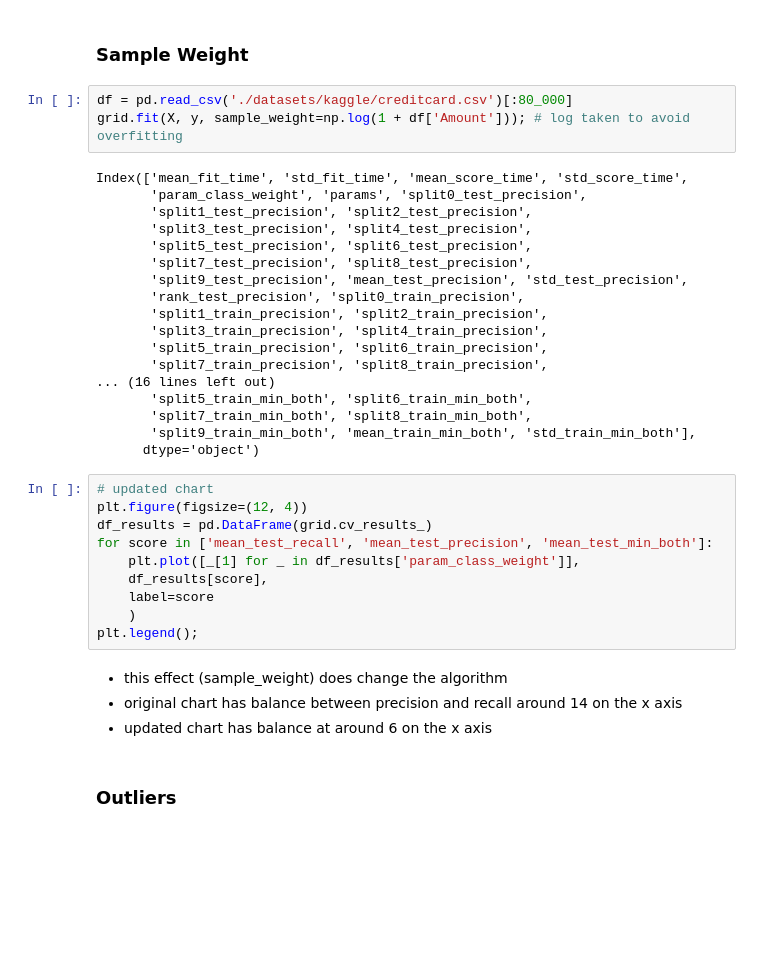
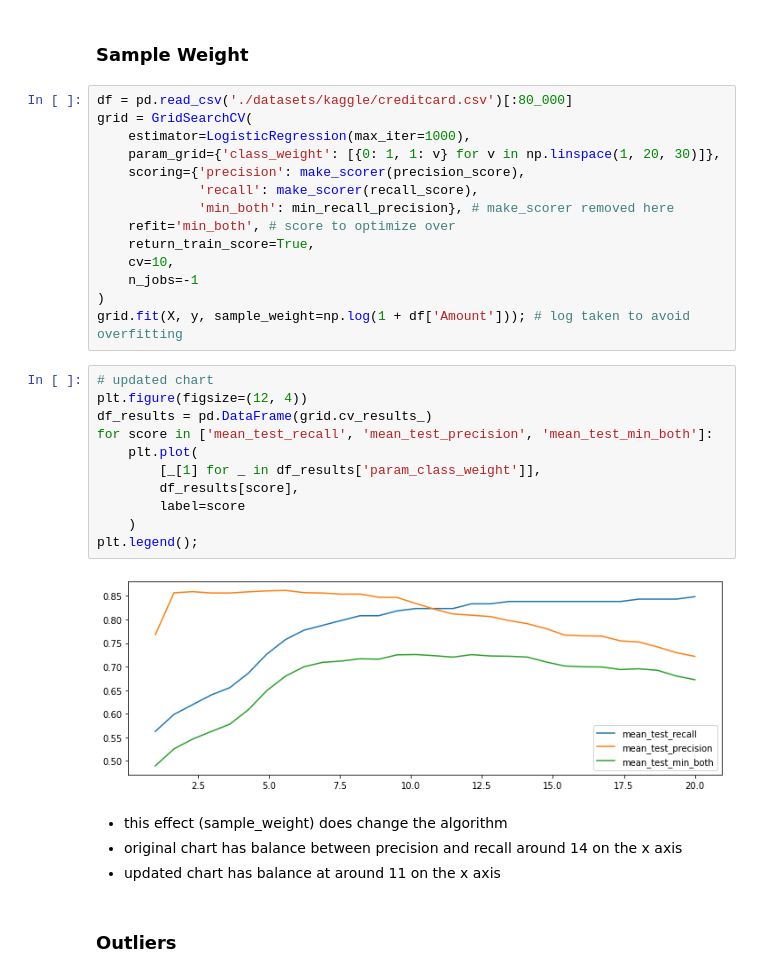
Before and after one commit to MiConnell/Learning-Notebooks, a Jupyter notebook: sklearn.ipynb, the cells around one changed output. Saved outputs shown, nothing was run; the diff lists cells and outputs as text; blank space fills up the shorter version.

```diff
--- a/sklearn.ipynb
+++ b/sklearn.ipynb
@@ -479,38 +479,34 @@ plt.legend();
 ### Sample Weight
 # %%
 df = pd.read_csv('./datasets/kaggle/creditcard.csv')[:80_000]
+grid = GridSearchCV(
+    estimator=LogisticRegression(max_iter=1000),
+    param_grid={'class_weight': [{0: 1, 1: v} for v in np.linspace(1, 20, 30)]},
+    scoring={'precision': make_scorer(precision_score),
+             'recall': make_scorer(recall_score),
+             'min_both': min_recall_precision}, # make_scorer removed here
+    refit='min_both', # score to optimize over
+    return_train_score=True,
+    cv=10,
+    n_jobs=-1
+)
 grid.fit(X, y, sample_weight=np.log(1 + df['Amount'])); # log taken to avoid overfitting
-# %% [output]
-Index(['mean_fit_time', 'std_fit_time', 'mean_score_time', 'std_score_time',
-       'param_class_weight', 'params', 'split0_test_precision',
-       'split1_test_precision', 'split2_test_precision',
-       'split3_test_precision', 'split4_test_precision',
-       'split5_test_precision', 'split6_test_precision',
-       'split7_test_precision', 'split8_test_precision',
-       'split9_test_precision', 'mean_test_precision', 'std_test_precision',
-       'rank_test_precision', 'split0_train_precision',
-       'split1_train_precision', 'split2_train_precision',
-       'split3_train_precision', 'split4_train_precision',
-       'split5_train_precision', 'split6_train_precision',
-       'split7_train_precision', 'split8_train_precision',
-... (16 lines left out)
-       'split5_train_min_both', 'split6_train_min_both',
-       'split7_train_min_both', 'split8_train_min_both',
-       'split9_train_min_both', 'mean_train_min_both', 'std_train_min_both'],
-      dtype='object')
 # %%
 # updated chart
 plt.figure(figsize=(12, 4))
 df_results = pd.DataFrame(grid.cv_results_)
 for score in ['mean_test_recall', 'mean_test_precision', 'mean_test_min_both']:
-    plt.plot([_[1] for _ in df_results['param_class_weight']],
-    df_results[score],
-    label=score
+    plt.plot(
+        [_[1] for _ in df_results['param_class_weight']],
+        df_results[score],
+        label=score
     )
 plt.legend();
+# %% [output]
+[figure, added]
 # %% [markdown]
 - this effect (sample_weight) does change the algorithm
 - original chart has balance between precision and recall around 14 on the x axis
-- updated chart has balance at around 6 on the x axis
+- updated chart has balance at around 11 on the x axis
 # %% [markdown]
 ### Outliers
```
Also changed, not shown: parts of 12 cells of this notebook.
